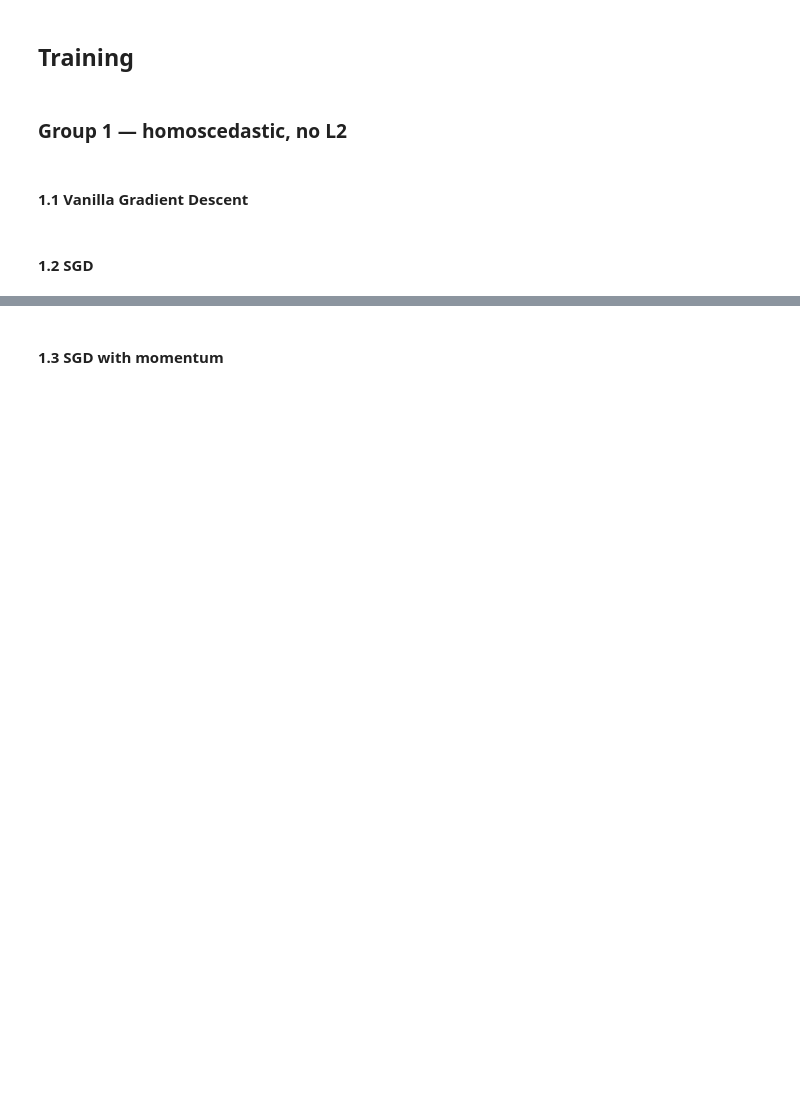
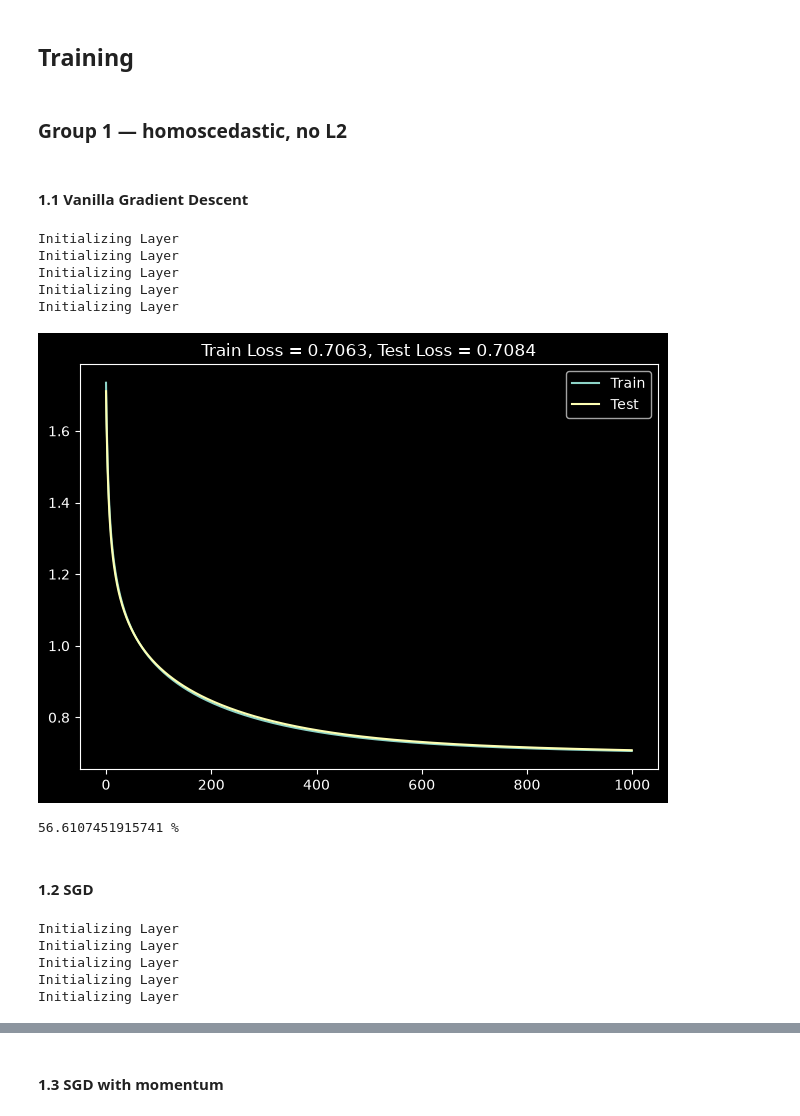
Before and after one commit to akashkfi2020-lgtm/pipeline-leakage-system, a Jupyter notebook: Phase 1/Main_Multivariate_Regression.ipynb, the cells around one changed output, grey strips where cells are left out. Saved outputs shown, nothing was run; the diff lists cells and outputs as text; code cells hidden in the pictures; blank space fills up the shorter version.

```diff
--- a/Phase 1/Main_Multivariate_Regression.ipynb
+++ b/Phase 1/Main_Multivariate_Regression.ipynb
@@ -38,5 +59,5 @@ train_dataset.head()
 # %%
-y_train = torch.tensor(train_dataset.iloc[:, 3755:])
+y_train = torch.tensor(train_dataset.iloc[:, 3755:].values, dtype=torch.float32)
 y_train = y_train.float()
 # %%
 assert X_train.shape[1] == 3755, f"input cols = {X_train.shape[1]}"
@@ -61,6 +90,9 @@ test_dataset.head()
 # %%
-y_test = torch.tensor(test_dataset.iloc[:, 3755:])
+y_test = torch.tensor(test_dataset.iloc[:, 3755:].values, dtype=torch.float32)
 y_test = y_test.float()
+# %%
+x_train, y_train = x_train.to(device), y_train.to(device)
+x_test, y_test = x_test.to(device), y_test.to(device)
 # %% [markdown]
 ## Define the Deep Neural Network
 # %%
@@ -321,28 +421,46 @@ def Adam(x_train: torch.Tensor, y_train: torch.Tensor, x_test: torch.Tensor, y_t
 # %% [markdown]
 #### 1.1 Vanilla Gradient Descent
 # %%
-network = DNN(3755, [256, 256], 2 * 1242)
+network = DNN(3755, [256, 256], 2 * 1242).to(device)
 initialize_parameters(network)
 train_losses, test_losses = Gradient_Descent(x_train, y_train, x_test, y_test, network, Leak_Regression_Loss, 1000, 0.01)
+# %% [output]
+Initializing Layer
+Initializing Layer
+Initializing Layer
+Initializing Layer
+Initializing Layer
 # %%
 fig, ax = plt.subplots()
 ax.plot(train_losses, label = 'Train')
 ax.plot(test_losses, label = 'Test')
 ax.set_title(f"Train Loss = {train_losses[-1]:.4f}, Test Loss = {test_losses[-1]:.4f}")
 ax.legend()
 fig.tight_layout()
+save_plot("G1_1.1_GD", fig)
+# %% [output]
+[figure, added]
 # %%
 logits, _ = network_output(x_test, network)
 predictions = (torch.sigmoid(logits) >= 0.5).float()
 y_test_binary = (y_test > 0).float()
 accuracy = (predictions == y_test_binary).float().mean().item()
+log_accuracy("G1_1.1_GD", accuracy)
 print(accuracy * 100, "%")
+# %% [output]
+56.6107451915741 %
 # %% [markdown]
 #### 1.2 SGD
 # %%
-network = DNN(3755, [256, 256], 2 * 1242)
+network = DNN(3755, [256, 256], 2 * 1242).to(device)
 initialize_parameters(network)
 train_losses, test_losses = SGD(x_train, y_train, x_test, y_test, network, Leak_Regression_Loss, 1000, 0.01, 64)
+# %% [output]
+Initializing Layer
+Initializing Layer
+Initializing Layer
+Initializing Layer
+Initializing Layer
 # %%
 fig, ax = plt.subplots()
 ax.plot(train_losses, label = 'Train')
```
Also changed, not shown: parts of 70 cells of this notebook, 23 other files.
